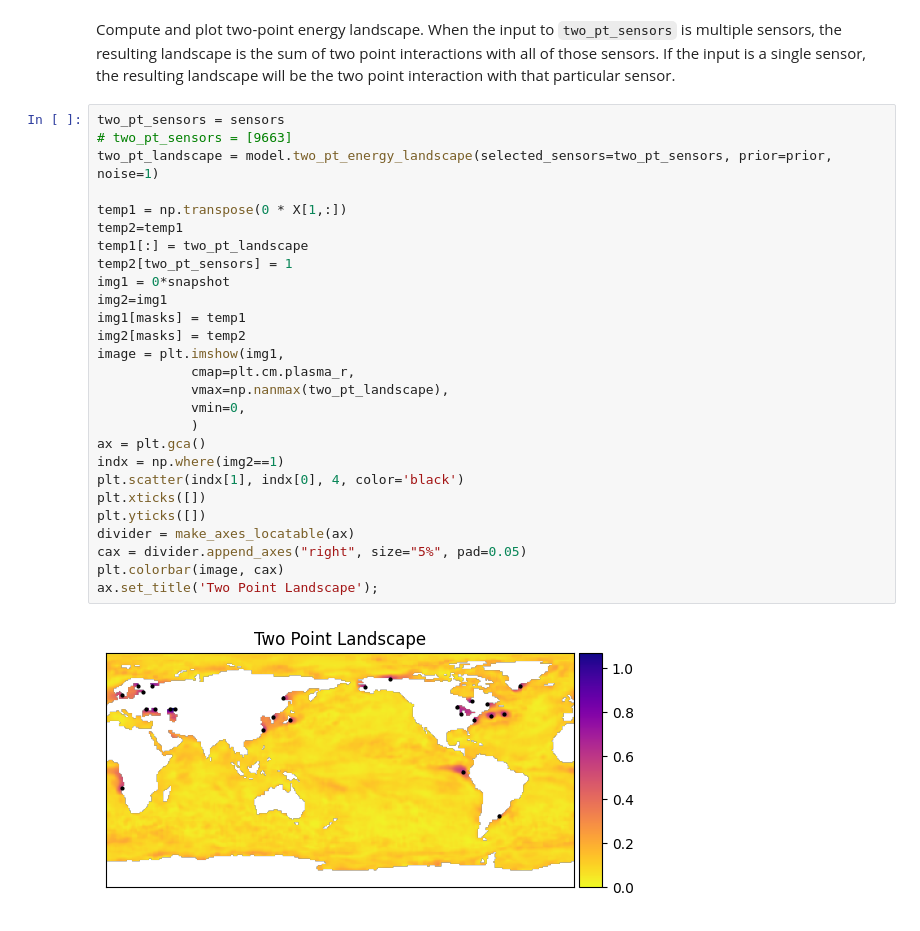
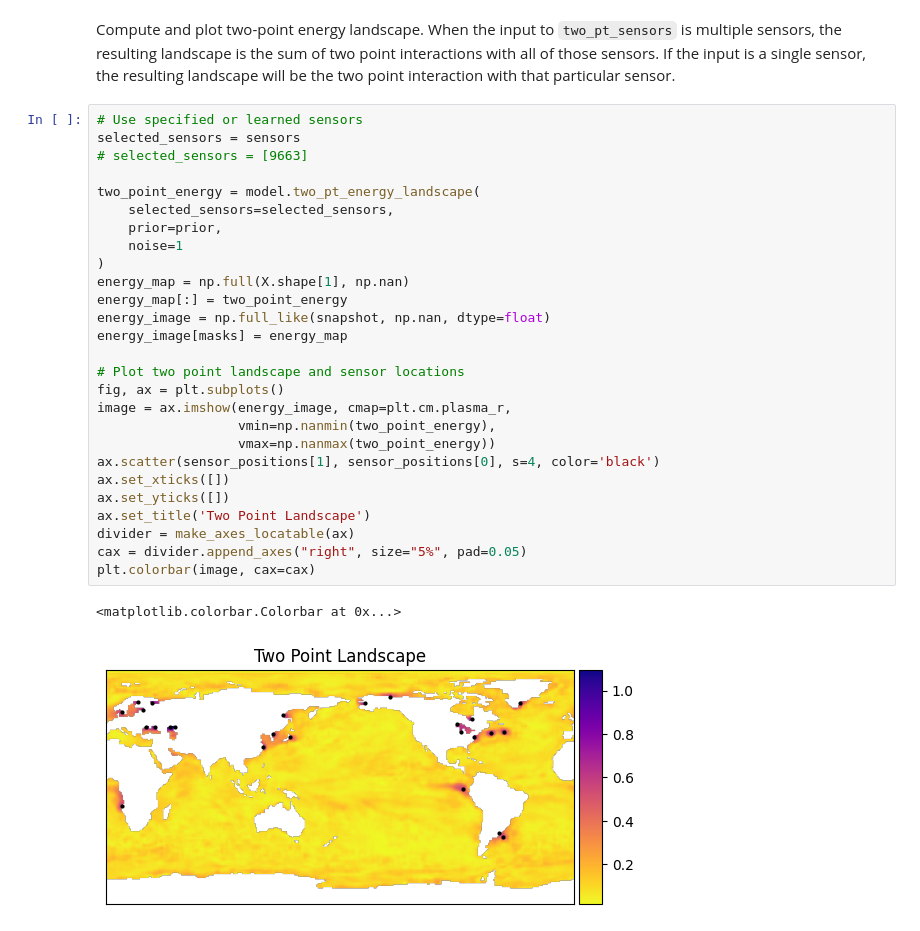
Before and after one commit to dynamicslab/pysensors, a Jupyter notebook: examples/two_point_greedy.ipynb, the cells around one changed output. Saved outputs shown, nothing was run; the diff lists cells and outputs as text.

```diff
--- a/examples/two_point_greedy.ipynb
+++ b/examples/two_point_greedy.ipynb
@@ -156,32 +152,33 @@ print(type(sensors))
 # %% [markdown]
 Compute and plot two-point energy landscape.
 When the input to `two_pt_sensors` is multiple sensors, the resulting landscape is the sum of two point interactions with all of those sensors. If the input is a single sensor, the resulting landscape will be the two point interaction with that particular sensor.
-# %%
-two_pt_sensors = sensors
-# two_pt_sensors = [9663]
-two_pt_landscape = model.two_pt_energy_landscape(selected_sensors=two_pt_sensors, prior=prior, noise=1)
-
-temp1 = np.transpose(0 * X[1,:])
-temp2=temp1
-temp1[:] = two_pt_landscape
-temp2[two_pt_sensors] = 1
-img1 = 0*snapshot
-img2=img1
-img1[masks] = temp1
-img2[masks] = temp2
-image = plt.imshow(img1,
-            cmap=plt.cm.plasma_r,
-            vmax=np.nanmax(two_pt_landscape),
-            vmin=0,
-            )
-ax = plt.gca()
-indx = np.where(img2==1)
-plt.scatter(indx[1], indx[0], 4, color='black')
-plt.xticks([])
-plt.yticks([])
-divider = make_axes_locatable(ax)
-cax = divider.append_axes("right", size="5%", pad=0.05)
-plt.colorbar(image, cax)
-ax.set_title('Two Point Landscape');
-# %% [output]
-[figure, removed]
+# %%
+# Use specified or learned sensors
+selected_sensors = sensors
+# selected_sensors = [9663]
+
+two_point_energy = model.two_pt_energy_landscape(
+    selected_sensors=selected_sensors,
+    prior=prior,
+    noise=1
+)
+energy_map = np.full(X.shape[1], np.nan)
+energy_map[:] = two_point_energy
+energy_image = np.full_like(snapshot, np.nan, dtype=float)
+energy_image[masks] = energy_map
+
+# Plot two point landscape and sensor locations
+fig, ax = plt.subplots()
+image = ax.imshow(energy_image, cmap=plt.cm.plasma_r,
+                  vmin=np.nanmin(two_point_energy),
+                  vmax=np.nanmax(two_point_energy))
+ax.scatter(sensor_positions[1], sensor_positions[0], s=4, color='black')
+ax.set_xticks([])
+ax.set_yticks([])
+ax.set_title('Two Point Landscape')
+divider = make_axes_locatable(ax)
+cax = divider.append_axes("right", size="5%", pad=0.05)
+plt.colorbar(image, cax=cax)
+# %% [output]
+<matplotlib.colorbar.Colorbar at 0x...>
+[figure, added]
```
Also changed, not shown: parts of 6 cells of this notebook, 5 other files.
